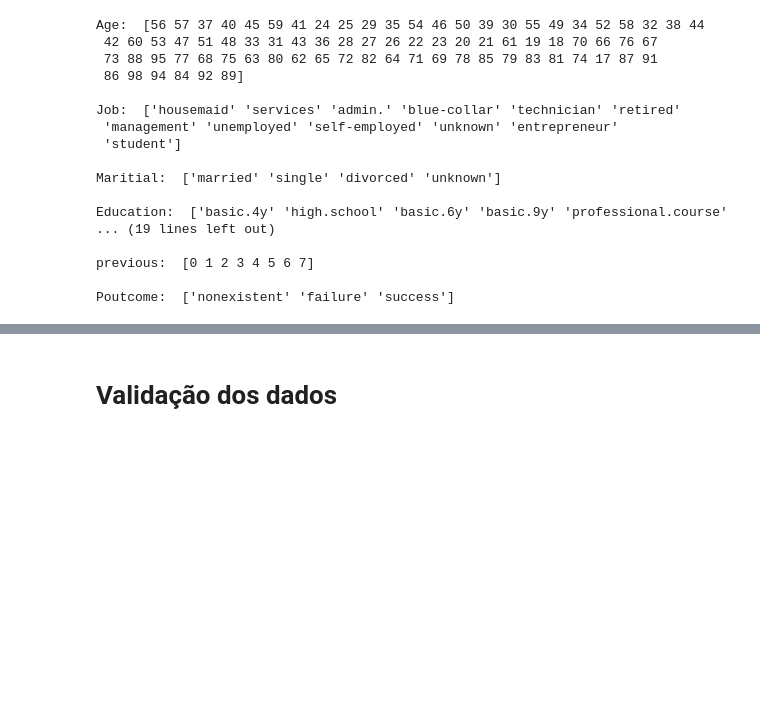
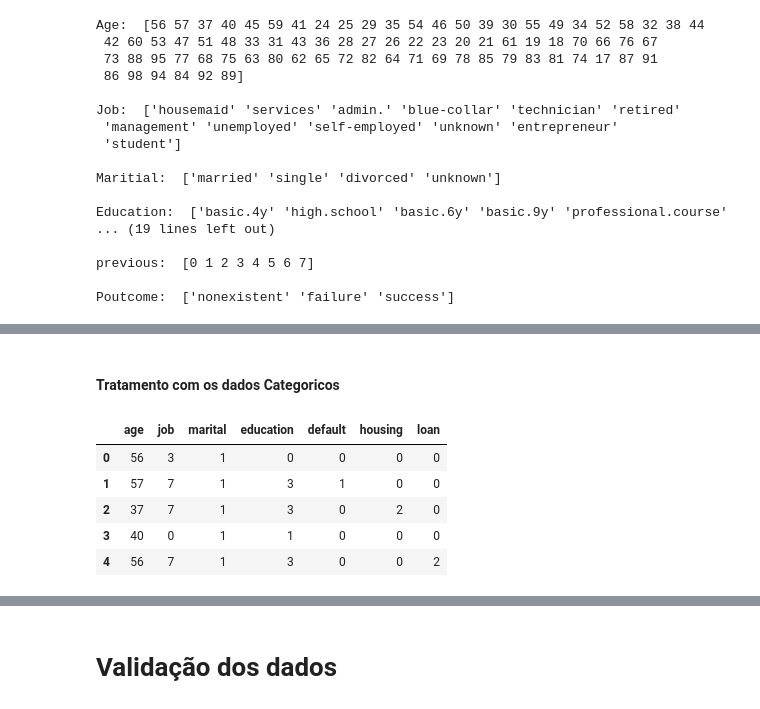
Before and after one commit to GomesWilliam/Bank-Marketing, a Jupyter notebook: Bank_Markenting.ipynb, the cells around one changed output, grey strips where cells are left out. Cells and saved outputs as stored; diff of their text form; code cells hidden in the pictures; blank space fills up the shorter version.

Commit message:
Pré-processamento dos dados quase concluídos

```diff
--- a/Bank_Markenting.ipynb
+++ b/Bank_Markenting.ipynb
@@ -210,0 +352,20 @@ Poutcome:  ['nonexistent' 'failure' 'success']
+# %% [markdown]
+#### Tratamento com os dados Categoricos
+# %%
+#Transformações de dados categoricos para valores numericos
+labelencoder_X = LabelEncoder()
+bank_client['job'] = labelencoder_X.fit_transform(bank_client['job'])
+bank_client['marital'] = labelencoder_X.fit_transform(bank_client['marital'])
+bank_client['education'] = labelencoder_X.fit_transform(bank_client['education'])
+bank_client['default'] = labelencoder_X.fit_transform(bank_client['default'])
+bank_client['housing'] = labelencoder_X.fit_transform(bank_client['housing'])
+bank_client['loan'] = labelencoder_X.fit_transform(bank_client['loan'])
+# %%
+bank_client.head()
+# %% [output]
+|  | age | job | marital | education | default | housing | loan |
+| 0 | 56 | 3 | 1 | 0 | 0 | 0 | 0 |
+| 1 | 57 | 7 | 1 | 3 | 1 | 0 | 0 |
+| 2 | 37 | 7 | 1 | 3 | 0 | 2 | 0 |
+| 3 | 40 | 0 | 1 | 1 | 0 | 0 | 0 |
+| 4 | 56 | 7 | 1 | 3 | 0 | 0 | 2 |
```
Also changed, not shown: parts of 35 cells of this notebook, 1 other file.
